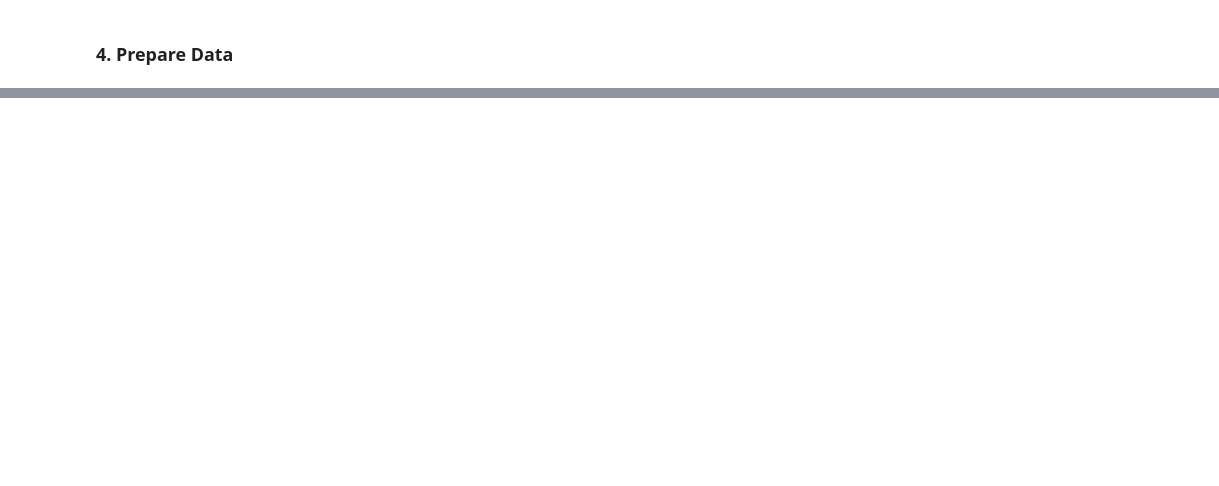
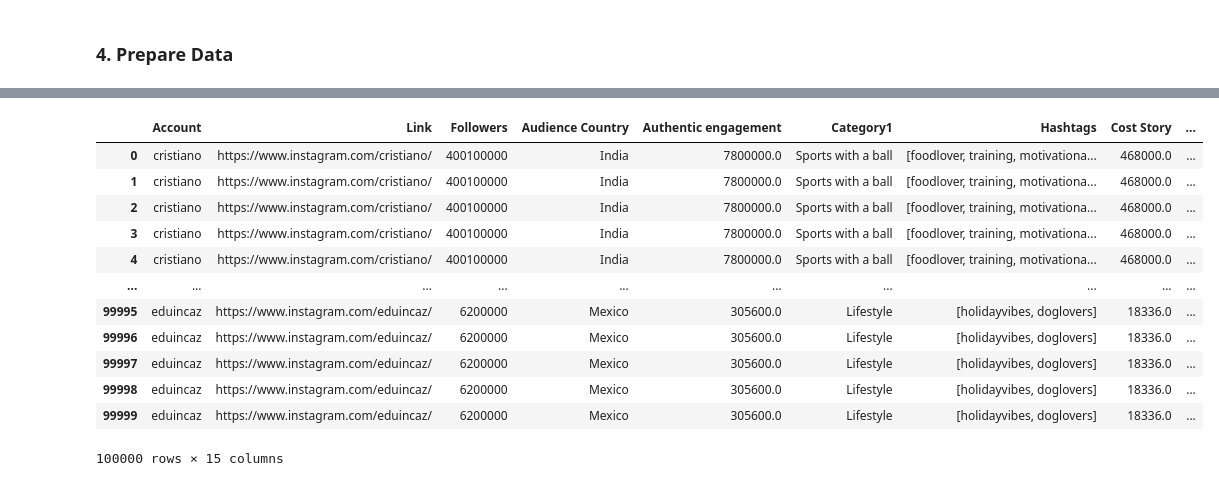
Before and after one commit to Ingernieros-del-IE/influence_marketing, a Jupyter notebook: lightfm.ipynb, the cells around one changed output, grey strips where cells are left out. Drawn from its saved outputs; the diff is of its cells as text; code cells hidden in the pictures; blank space fills up the shorter version.

```diff
--- a/lightfm.ipynb
+++ b/lightfm.ipynb
@@ -108,0 +121,14 @@ ValueError: too many values to unpack (expected 2)
+# %%
+h = []
+h_co = []
+
+for i in range(len(df['Hashtags'])):
+    h.append(Convert(df['Hashtags'][i]))
+    h_co.append(Convert(df['Hashtags_co'][i]))
+
+df['Hashtags'] = h
+df['Hashtags_co'] = h_co
+# %%
+for i in range(len(df['Hashtags'])):
+    df['Hashtags'][i].pop(0)
+    df['Hashtags_co'][i].pop(0)
@@ -108,0 +151,12 @@ ValueError: too many values to unpack (expected 2)
+# %%
+num_coincidente = df.apply(lambda row: len(set(row['Hashtags']).intersection(set(row['Hashtags_co']))), axis=1)
+points_cat = np.where((df['Category1'] == df['Category_co']), 10, 0)
+points_country = np.where((df['Audience Country'] == df['Country_co']), 5, 0)
+points_eng = df['Authentic engagement']/df['Followers']
+df['num_coincidentes'] = num_coincidente
+df['points_eng'] = points_eng
+df['points_cat'] = points_cat
+df['points_country'] = points_country
+df['Puntos'] = df['points_cat'] + df['points_country'] + df["num_coincidentes"] + df['points_eng']
+
+df = df.drop(['points_cat', 'points_country', 'num_coincidentes', 'Engagement avg', 'points_eng'], axis=1)
@@ -108,0 +182,7 @@ ValueError: too many values to unpack (expected 2)
+# %%
+df['Followers'] = df['Followers'].astype(int)
+df['Authentic engagement'] = df['Authentic engagement'].astype(float)
+df['Cost Story'] = df['Cost Story'].astype(float)
+df['Followers_co'] = df['Followers_co'].astype(int)
+df['Puntos'] = df['Puntos'].astype(float)
+df.dtypes
@@ -108,0 +206,16 @@ ValueError: too many values to unpack (expected 2)
+# %%
+df
+# %% [output]
+|  | Account | Link | Followers | Audience Country | Authentic engagement | Category1 | Hashtags | Cost Story | ... |
+| 0 | cristiano | https://www.instagram.com/cristiano/ | 400100000 | India | 7800000.0 | Sports with a ball | [foodlover, training, motivationa... | 468000.0 | ... |
+| 1 | cristiano | https://www.instagram.com/cristiano/ | 400100000 | India | 7800000.0 | Sports with a ball | [foodlover, training, motivationa... | 468000.0 | ... |
+| 2 | cristiano | https://www.instagram.com/cristiano/ | 400100000 | India | 7800000.0 | Sports with a ball | [foodlover, training, motivationa... | 468000.0 | ... |
+| 3 | cristiano | https://www.instagram.com/cristiano/ | 400100000 | India | 7800000.0 | Sports with a ball | [foodlover, training, motivationa... | 468000.0 | ... |
+| 4 | cristiano | https://www.instagram.com/cristiano/ | 400100000 | India | 7800000.0 | Sports with a ball | [foodlover, training, motivationa... | 468000.0 | ... |
+| ... | ... | ... | ... | ... | ... | ... | ... | ... | ... |
+| 99995 | eduincaz | https://www.instagram.com/eduincaz/ | 6200000 | Mexico | 305600.0 | Lifestyle | [holidayvibes, doglovers] | 18336.0 | ... |
+| 99996 | eduincaz | https://www.instagram.com/eduincaz/ | 6200000 | Mexico | 305600.0 | Lifestyle | [holidayvibes, doglovers] | 18336.0 | ... |
+| 99997 | eduincaz | https://www.instagram.com/eduincaz/ | 6200000 | Mexico | 305600.0 | Lifestyle | [holidayvibes, doglovers] | 18336.0 | ... |
+| 99998 | eduincaz | https://www.instagram.com/eduincaz/ | 6200000 | Mexico | 305600.0 | Lifestyle | [holidayvibes, doglovers] | 18336.0 | ... |
+| 99999 | eduincaz | https://www.instagram.com/eduincaz/ | 6200000 | Mexico | 305600.0 | Lifestyle | [holidayvibes, doglovers] | 18336.0 | ... |
+100000 rows × 15 columns
```
Also changed, not shown: parts of 14 cells of this notebook, 3 other files.
